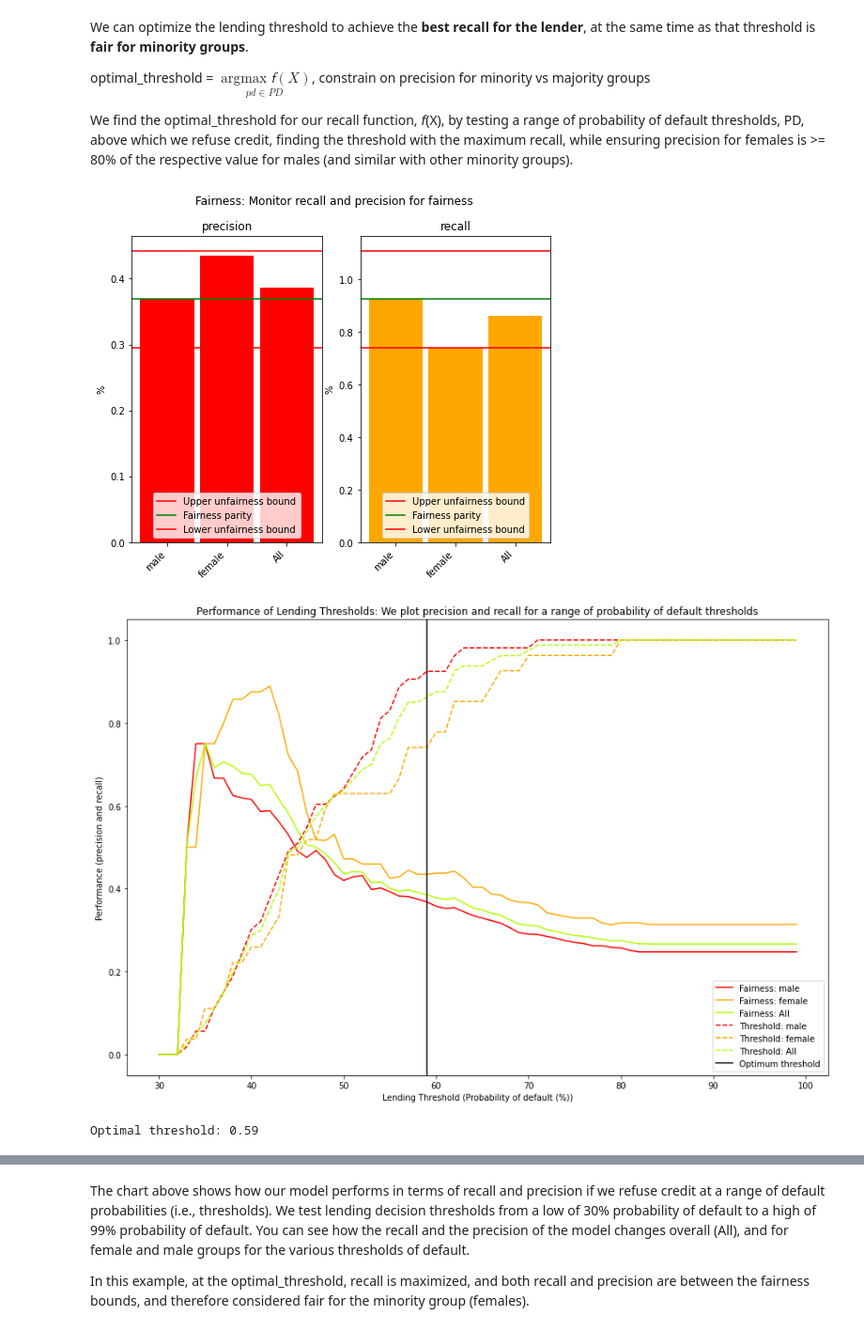
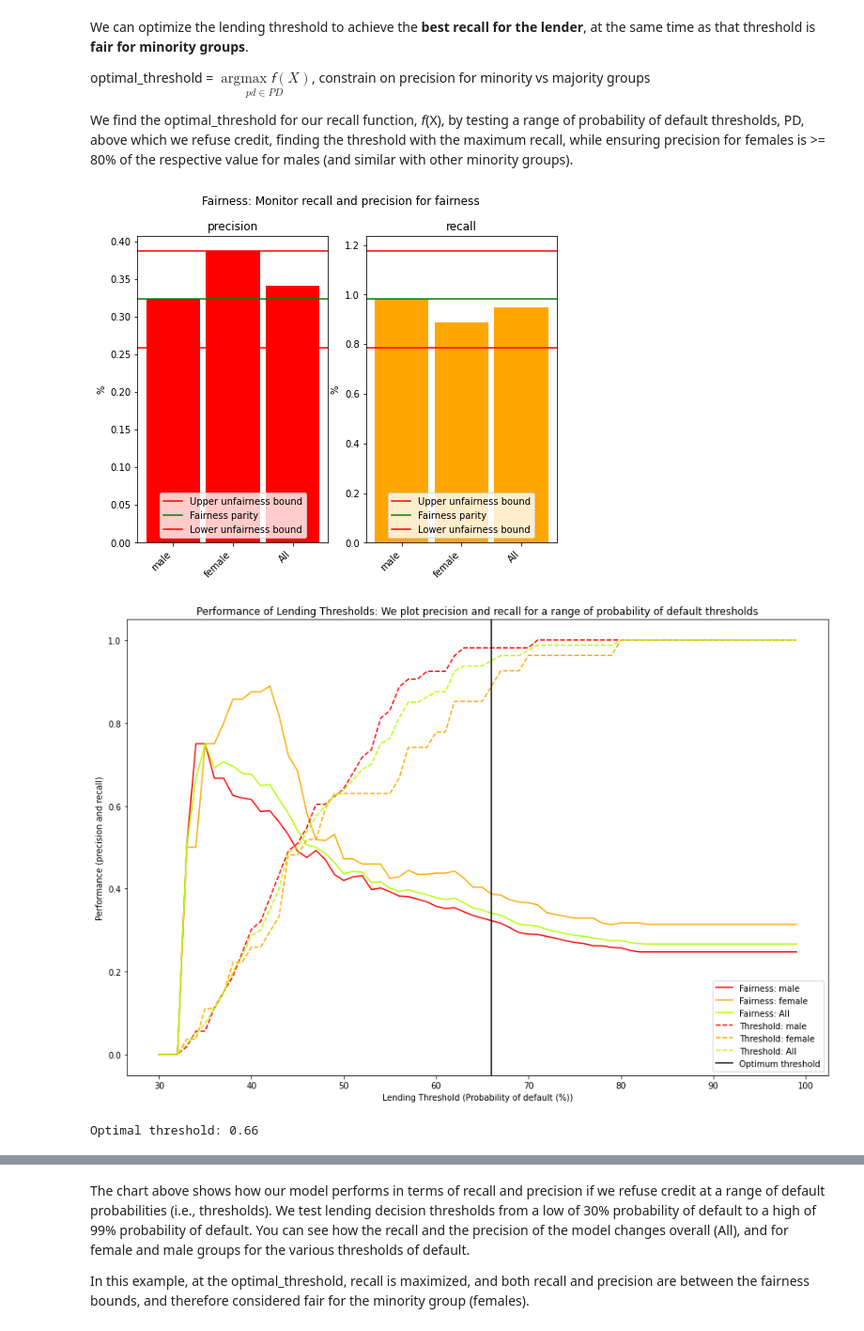
Before and after one commit to danphilps/credit_use_case, a Jupyter notebook: M6_Credit.ipynb, the cells around one changed output, grey strips where cells are left out. Shown at 94% size. Drawn from its saved outputs; the diff is of its cells as text; code cells hidden in the pictures.

```diff
--- a/M6_Credit.ipynb
+++ b/M6_Credit.ipynb
@@ -710,18 +710,18 @@ We find the optimal_threshold for our recall function, 𝘧(X), by testing a ran
 # %%
 # Get the optimal threhold to use, by iterating over different probability of default lending thresholds, maximizing recall and checking fairness by observing precision.
 optimal_threshold = FairnessUtils.decision_threshold_find_optimal(max_mdl,
                                                                   X_test=X_test,
                                                                   y_test=y_test,
                                                                   X_test_category_col=X_test_gender,
-                                                                  threshold_min_max=[40,60],
-                                                                  fairness_tolerance=0.3)
+                                                                  threshold_min_max=[40,70],
+                                                                  fairness_tolerance=0.2)
 
 # Approvals? Probabuility of default < optimal_threshold, is accepted.
 y_approvals = max_mdl.predict_proba(GovernanceUtils.norm_X(X_train, X_test.copy(deep=True)).values)[:,1] < optimal_threshold
 # %% [output]
-[figure, old version]
+[figure, new version]
-[figure, old version]
+[figure, new version]
-Optimal threshold: 0.59
+Optimal threshold: 0.66
 # %%
 optimal_threshold
 # %% [output]
```
Also changed, not shown: parts of 11 cells of this notebook.
